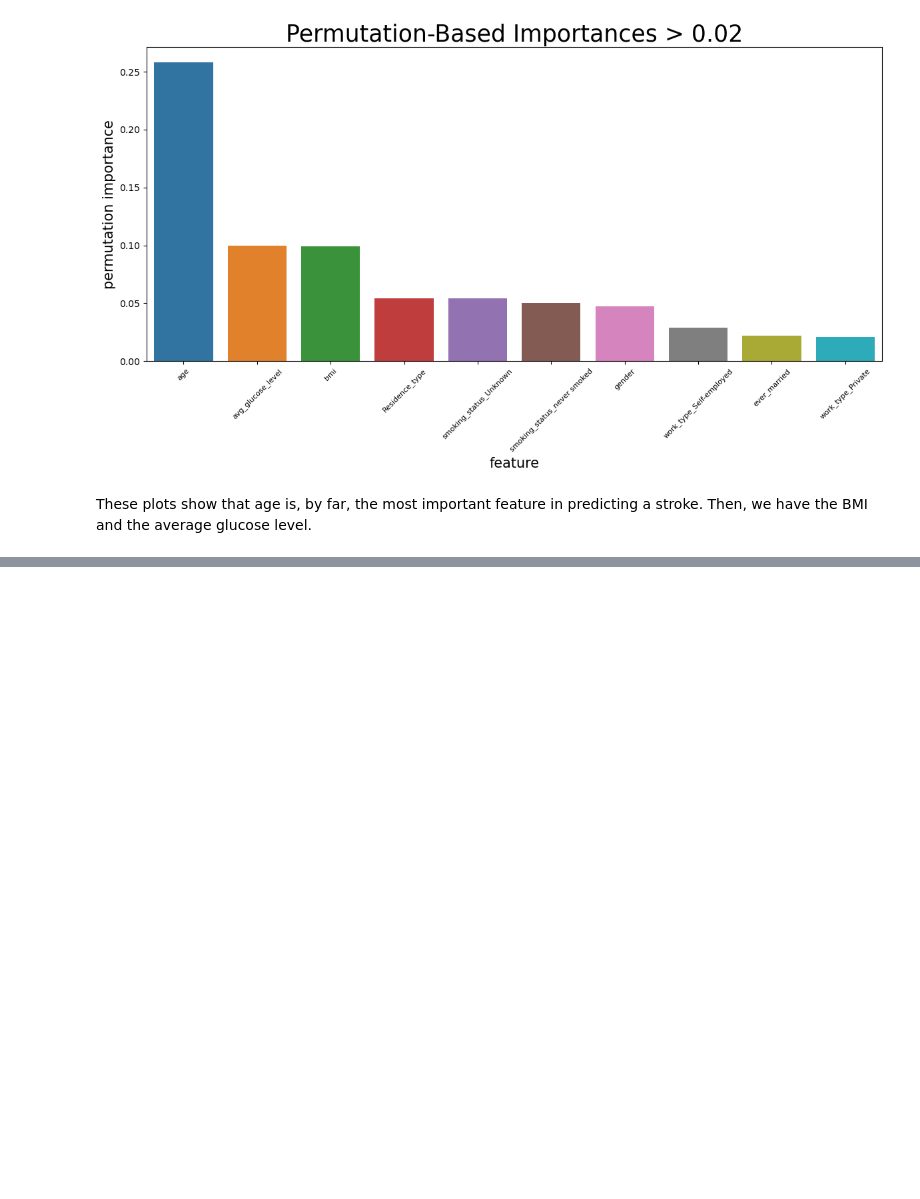
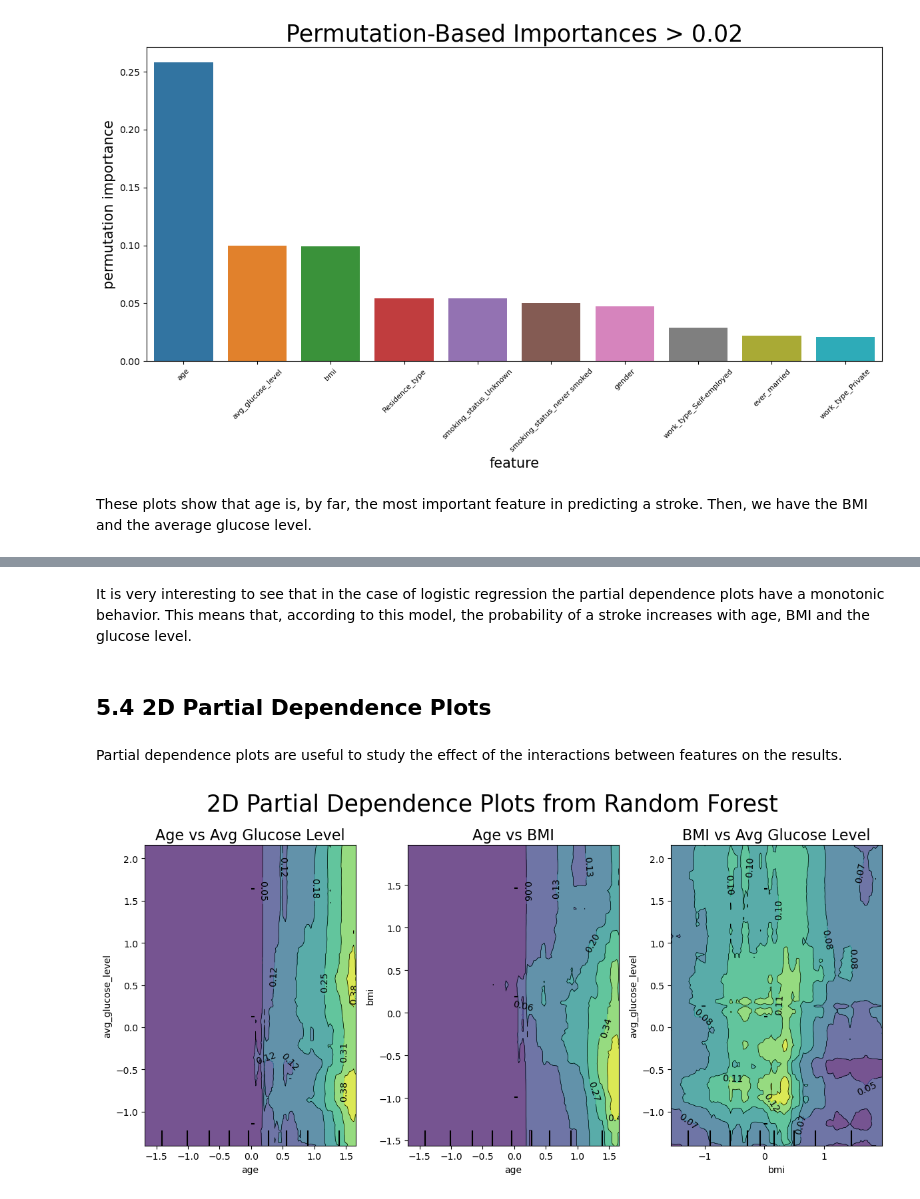
Before and after one commit to pjaiswalusf/Stroke-Prediction, a Jupyter notebook: StrokePrediction.ipynb, the cells around one changed output, grey strips where cells are left out. Cells and saved outputs as stored; diff of their text form; code cells hidden in the pictures; blank space fills up the shorter version.

```diff
--- a/StrokePrediction.ipynb
+++ b/StrokePrediction.ipynb
@@ -1116,0 +1181,27 @@ These plots show that age is, by far, the most important feature in predicting a
+# %% [markdown]
+It is very interesting to see that in the case of logistic regression the partial dependence plots have a monotonic behavior. This means that, according to this model, the probability of a stroke increases with age, BMI and the glucose level.
+# %% [markdown]
+## 5.4 2D Partial Dependence Plots
+# %% [markdown]
+Partial dependence plots are useful to study the effect of the interactions between features on the results.
+# %%
+fig,(ax1,ax2,ax3) = plt.subplots(ncols=3, figsize=(12,6))
+
+f_names1 = [('age', 'avg_glucose_level')]
+f_names2 = [('age', 'bmi')]
+f_names3 = [('bmi', 'avg_glucose_level')]
+
+ax1 = PartialDependenceDisplay.from_estimator(rf_model, OHE_X_test, f_names1, ax=ax1)
+plt.title('Age vs Avg Glucose Level', size=16)
+
+ax2 = PartialDependenceDisplay.from_estimator(rf_model, OHE_X_test, f_names2, ax=ax2)
+plt.title('Age vs BMI', size=16)
+
+ax3 = PartialDependenceDisplay.from_estimator(rf_model, OHE_X_test, f_names3, ax=ax3)
+plt.title('BMI vs Avg Glucose Level', size=16)
+
+plt.suptitle('2D Partial Dependence Plots from Random Forest', size=25)
+
+plt.tight_layout()
+# %% [output]
+[figure, added]
```
Also changed, not shown: parts of 18 cells of this notebook.
